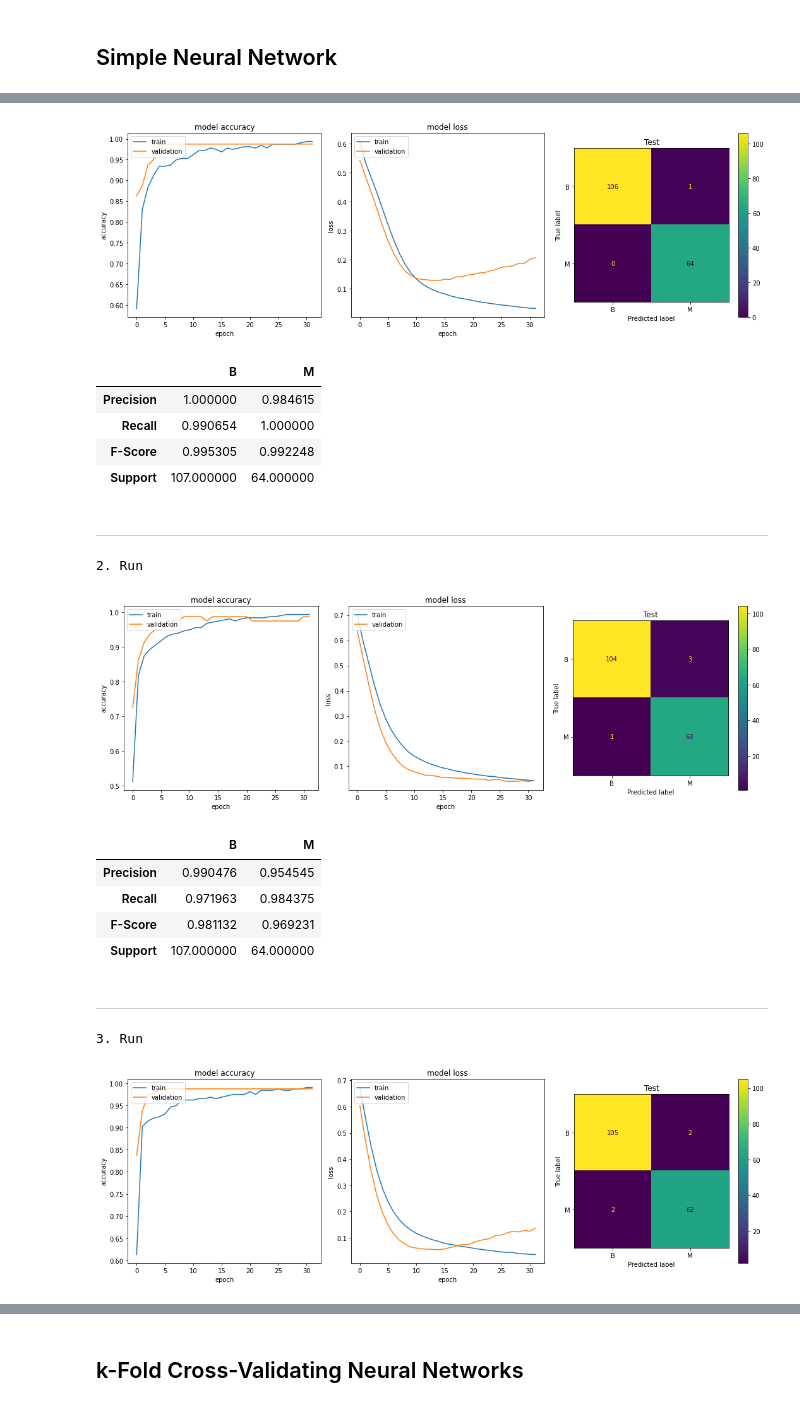
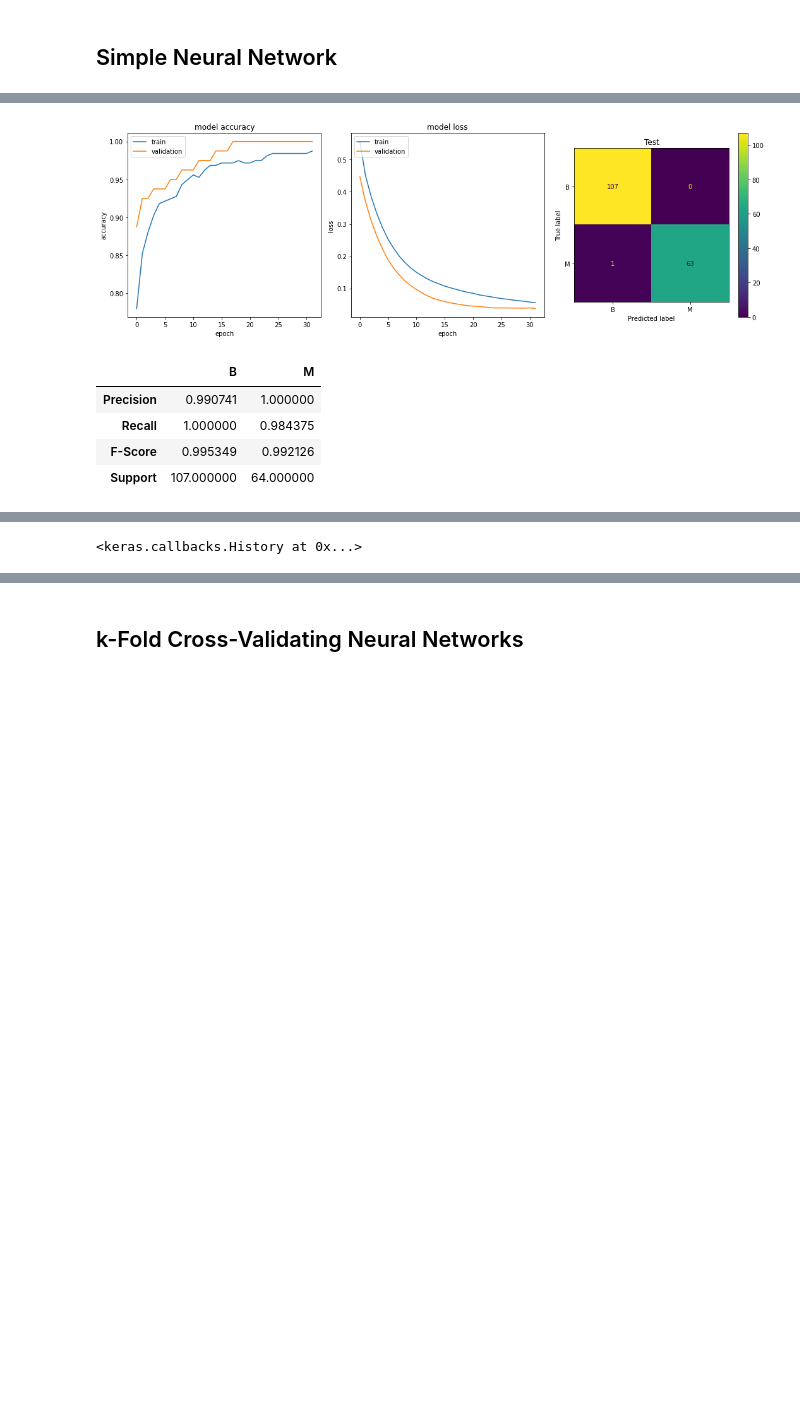
Before and after one commit to tsopeh/neural_networks, a Jupyter notebook: breast_cancer.ipynb, the cells around one changed output, grey strips where cells are left out. Drawn from its saved outputs; the diff is of its cells as text; code cells hidden in the pictures; blank space fills up the shorter version.

```diff
--- a/breast_cancer.ipynb
+++ b/breast_cancer.ipynb
@@ -220,13 +218,13 @@ def plot_results (history, y_predicted, y_true, y_labels=None):
                          columns=y_labels,
                          index=["Precision", "Recall", "F-Score", "Support"]))
 
-def train_test_plot_network (compile_network, X_train, y_train, X_validate, y_validate, X_test, y_test, y_labels=None):
+def train_test_plot_network (compile_network, network_fit,
+                             X_train, y_train,
+                             X_validate, y_validate,
+                             X_test, y_test,
+                             y_labels=None):
     network = compile_network()
-    history = network.fit(X_train,
-                          y_train,
-                          epochs=32,
-                          verbose=0,
-                          validation_data=(X_validate, y_validate))
+    history = network_fit(network, X_train, y_train, X_validate, y_validate)
     y_predicted = np.round(network.predict(X_test)).astype(int)
     plot_results(history, y_predicted, y_test, y_labels)
     return history
@@ -236,8 +234,6 @@ def train_test_plot_network (compile_network, X_train, y_train, X_validate, y_va
 def compile_simple_network ():
     network = models.Sequential()
     network.add(layers.Dense(units=16, activation="relu", input_shape=(len(X_train.columns),)))
-    network.add(layers.Dense(units=16, activation="relu"))
-    network.add(layers.Dense(units=16, activation="relu"))
     network.add(layers.Dense(units=16, activation="relu"))
     network.add(layers.Dense(units=1, activation="sigmoid"))
     network.compile(loss="binary_crossentropy",
@@ -245,12 +241,18 @@ def compile_simple_network ():
                     metrics=["accuracy"])
     return network
 
-for i in range(5):
-    print(f"{i + 1}. Run")
-    train_test_plot_network(compile_simple_network,
-                            X_train, y_train,
-                            X_validate, y_validate,
-                            X_test, y_test,
-                            y_labels=encoder.classes_)
-    display(Markdown('---'))
+def simple_network_fit (network, X_train, y_train, X_validate, y_validate):
+    return network.fit(X_train,
+                       y_train,
+                       epochs=32,
+                       batch_size=32,
+                       verbose=0,
+                       validation_data=(X_validate, y_validate))
+
+train_test_plot_network(compile_simple_network,
+                        simple_network_fit,
+                        X_train, y_train,
+                        X_validate, y_validate,
+                        X_test, y_test,
+                        y_labels=encoder.classes_)
 # %% [output]
@@ -264,17 +265,6 @@ To enable them in other operations, rebuild TensorFlow with the appropriate comp
-[figure, old version]
+[figure, new version]
 |  | B | M |
-| Precision | 1.000000 | 0.984615 |
-| Recall | 0.990654 | 1.000000 |
-| F-Score | 0.995305 | 0.992248 |
+| Precision | 0.990741 | 1.000000 |
+| Recall | 1.000000 | 0.984375 |
+| F-Score | 0.995349 | 0.992126 |
 | Support | 107.000000 | 64.000000 |
----
-2. Run
-[figure, removed]
-|  | B | M |
-| Precision | 0.990476 | 0.954545 |
-| Recall | 0.971963 | 0.984375 |
-| F-Score | 0.981132 | 0.969231 |
-| Support | 107.000000 | 64.000000 |
----
-3. Run
-[figure, removed]
@@ -286,0 +271 @@ To enable them in other operations, rebuild TensorFlow with the appropriate comp
+<keras.callbacks.History at 0x...>
```
Also changed, not shown: parts of 12 cells of this notebook.
